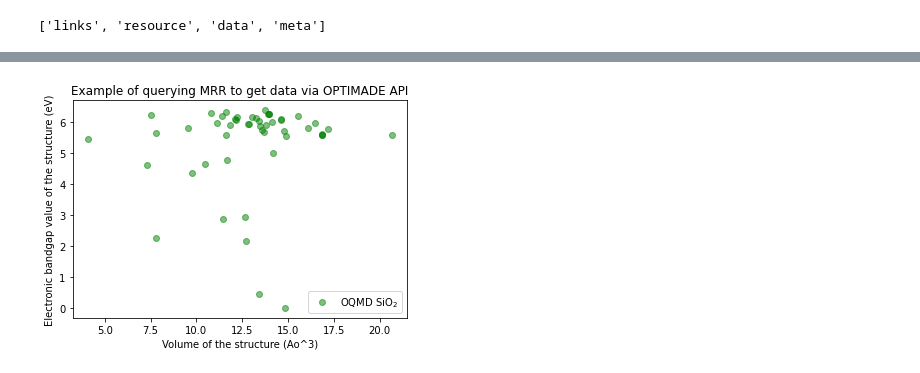
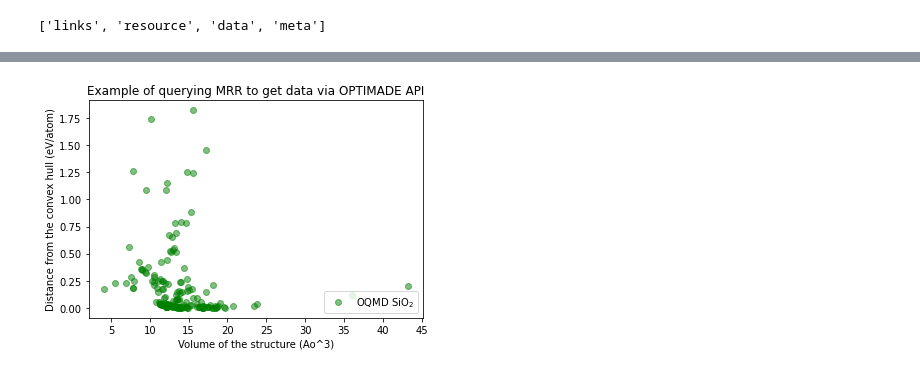
Before and after one commit to usnistgov/nmrr-optimade-demo, a Jupyter notebook: mrr_optimade_oqmd_query_demo.ipynb, the cells around one changed output, grey strips where cells are left out. Saved outputs shown, nothing was run; the diff lists cells and outputs as text; code cells hidden in the pictures.

Commit message:
Add pagination and more plots

```diff
--- a/mrr_optimade_oqmd_query_demo.ipynb
+++ b/mrr_optimade_oqmd_query_demo.ipynb
@@ -16,7 +16,7 @@ search_string = 'optimade'
 # optimade_query = 'optimade/structures?filter=_oqmd_band_gap=0'
 
 # oqmd URL = 'http://oqmd.org/optimade/v1/structures?filter=chemical_formula_reduced=%22O2Si%22'
-optimade_query = 'optimade/v1/structures?filter=chemical_formula_reduced=%22O2Si%22'
+optimade_filter = '/v1/structures?filter=chemical_formula_reduced=%22O2Si%22'
 
 # query MRR instances
 records_nmrr = nmrr_instance.query(mongoquery={"$text":{"$search": search_string}})
@@ -115,14 +118,2 @@ results_json["data"][0]
 # %%
 oqmd_fields_dict = {field: structure_info["data"]["properties"][field] for field in structure_info["data"]["properties"]}
-# %%
-df = pd.DataFrame(columns=['_oqmd_volume', '_oqmd_band_gap'])
-
-for i in range(0,len(results_json["data"])):
-    vol = results_json["data"][i].get('attributes', {}).get('_oqmd_volume')
-    band_gap = results_json["data"][i].get('attributes', {}).get('_oqmd_band_gap')
-    nsites = results_json["data"][i].get("attributes", {}).get("nsites")
-    #print(vol, band_gap)
-    # append to dataframe...
-    df = df.append({'_oqmd_volume': vol,'_oqmd_band_gap': band_gap, "nsites": nsites}, ignore_index=True)
-
-df
@@ -146,0 +120,7 @@ df
+# %%
+df = pd.DataFrame(columns=[k for k in oqmd_fields_dict.keys() if k.startswith("_oqmd") or k == "nsites"])
+
+for i in range(0, len(data)):
+    df = df.append({k:v for k,v in data[i]["attributes"].items() if k in df.columns}, ignore_index=True)
+
+df
@@ -147,23 +166,23 @@ df
 # %%
 # plot returned data.
 import matplotlib.pyplot as plt
 import numpy as np
 fig, ax = plt.subplots()
 x_field = "_oqmd_volume"
-y_field = "_oqmd_band_gap"
+y_field = "_oqmd_stability"
 ax.scatter(
-       df["_oqmd_volume"] / df["nsites"],
-       df["_oqmd_band_gap"], \
+       df[x_field] / df["nsites"],
+       df[y_field],
        c="g", alpha=0.5, label=f'{database_info["meta"]["provider"]["name"]} SiO$_2$')
 
 x_desc, x_unit = oqmd_fields_dict[x_field]["description"], oqmd_fields_dict[x_field]["unit"]
-y_desc, y_unit = oqmd_fields_dict[y_field]["description"], oqmd_fields_dict[y_field]["unit"] + "/atom"
+y_desc, y_unit = "Distance from the convex hull", oqmd_fields_dict[y_field]["unit"]
 
 ax.set(
        xlabel=f"{x_desc} ({x_unit})",
        ylabel=f"{y_desc} ({y_unit})",
        title='Example of querying MRR to get data via OPTIMADE API')
 plt.legend(loc='lower right')
 plt.show()
 # %% [output]
-[figure, old version]
+[figure, new version]
```
Also changed, not shown: parts of 8 cells of this notebook.
